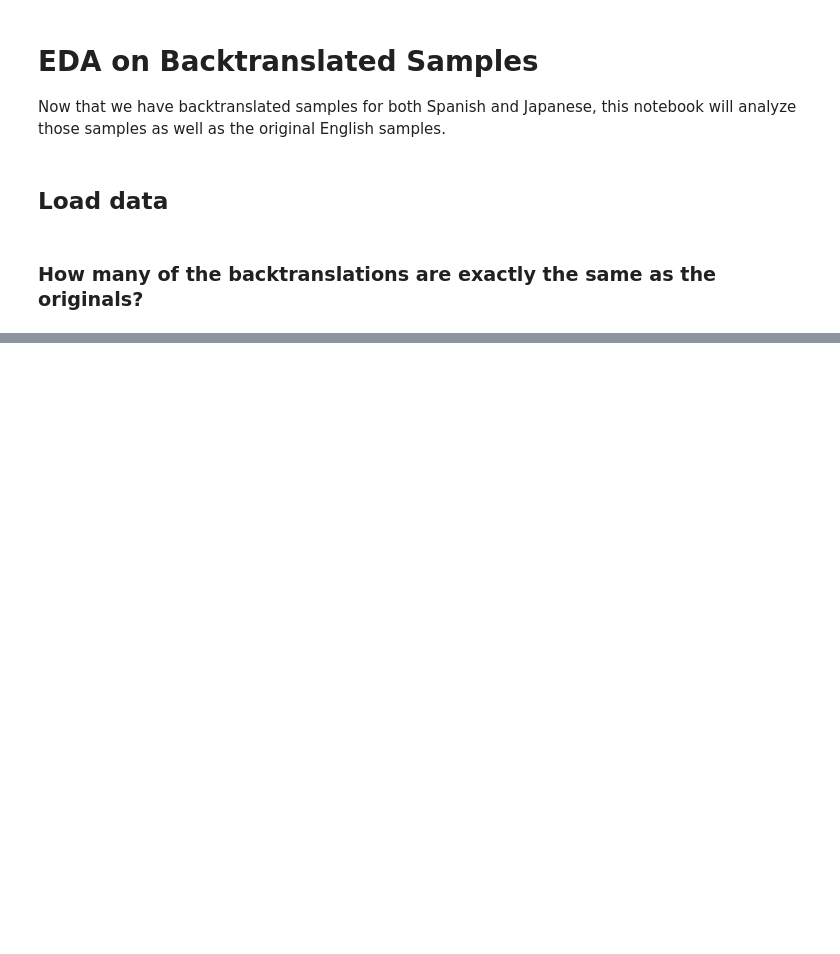
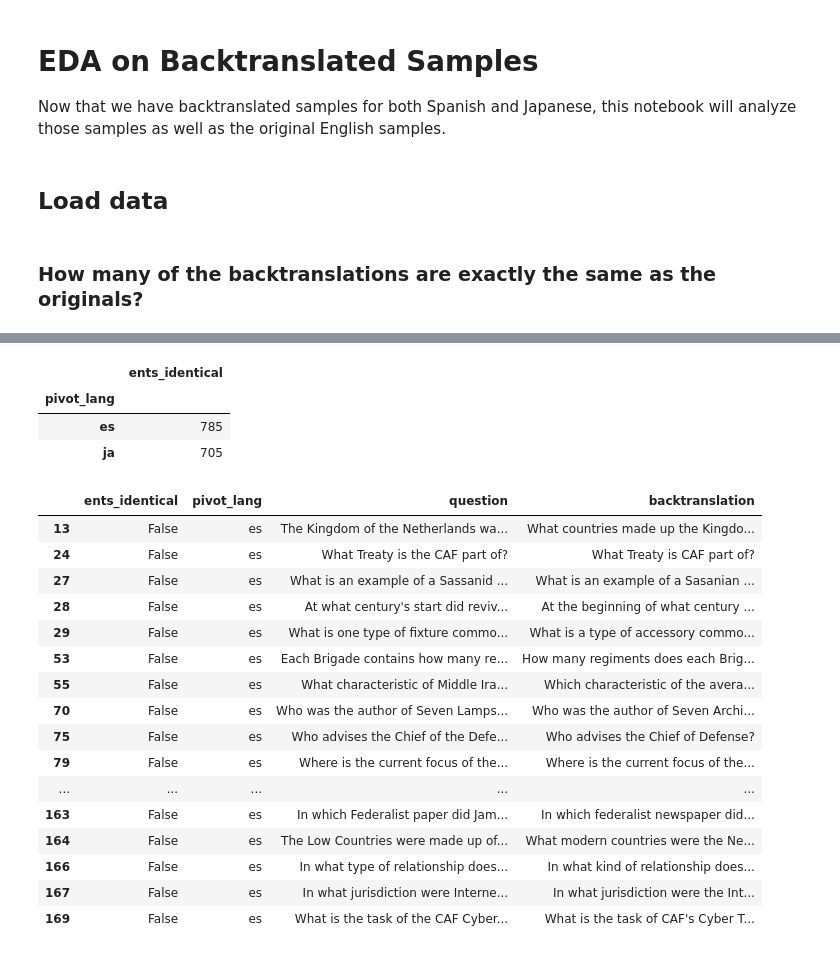
Before and after one commit to mark-torres10/datasetArtifacts, a Jupyter notebook: notebooks/backtranslation_eda.ipynb, the cells around one changed output, grey strips where cells are left out. Saved outputs shown, nothing was run; the diff lists cells and outputs as text; code cells hidden in the pictures; blank space fills up the shorter version.

```diff
--- a/notebooks/backtranslation_eda.ipynb
+++ b/notebooks/backtranslation_eda.ipynb
@@ -62,0 +93,27 @@ df.groupby("pivot_lang").apply(
+# %%
+ents_identical_by_lang[["ents_identical", "pivot_lang"]].groupby("pivot_lang").sum()
+# %% [output]
+|  | ents_identical |
+| pivot_lang |  |
+| es | 785 |
+| ja | 705 |
+# %%
+ents_identical_by_lang[~ents_identical_by_lang["ents_identical"]].head(30)
+# %% [output]
+|  | ents_identical | pivot_lang | question | backtranslation |
+| 13 | False | es | The Kingdom of the Netherlands wa... | What countries made up the Kingdo... |
+| 24 | False | es | What Treaty is the CAF part of? | What Treaty is CAF part of? |
+| 27 | False | es | What is an example of a Sassanid ... | What is an example of a Sasanian ... |
+| 28 | False | es | At what century's start did reviv... | At the beginning of what century ... |
+| 29 | False | es | What is one type of fixture commo... | What is a type of accessory commo... |
+| 53 | False | es | Each Brigade contains how many re... | How many regiments does each Brig... |
+| 55 | False | es | What characteristic of Middle Ira... | Which characteristic of the avera... |
+| 70 | False | es | Who was the author of Seven Lamps... | Who was the author of Seven Archi... |
+| 75 | False | es | Who advises the Chief of the Defe... | Who advises the Chief of Defense? |
+| 79 | False | es | Where is the current focus of the... | Where is the current focus of the... |
+| ... | ... | ... | ... | ... |
+| 163 | False | es | In which Federalist paper did Jam... | In which federalist newspaper did... |
+| 164 | False | es | The Low Countries were made up of... | What modern countries were the Ne... |
+| 166 | False | es | In what type of relationship does... | In what kind of relationship does... |
+| 167 | False | es | In what jurisdiction were Interne... | In what jurisdiction were the Int... |
+| 169 | False | es | What is the task of the CAF Cyber... | What is the task of CAF's Cyber T... |
```
Also changed, not shown: parts of 29 cells of this notebook, 3 other files.
